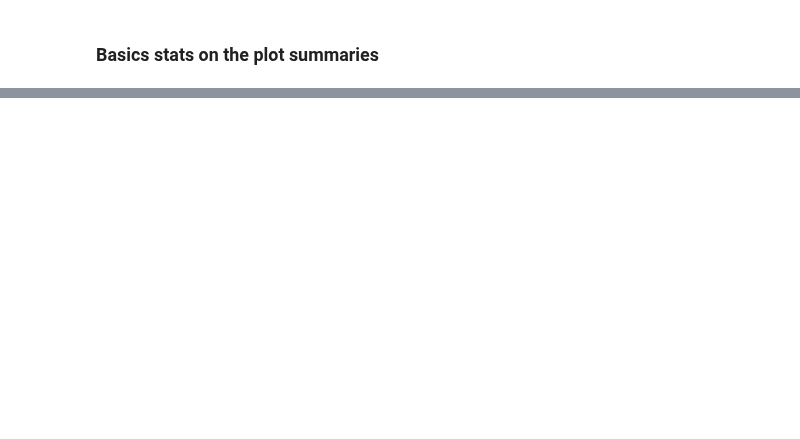
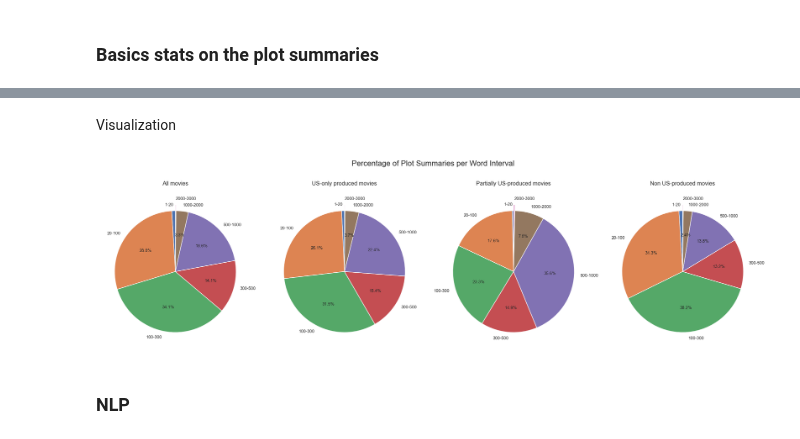
Before and after one commit to epfl-ada/ada-2024-project-adactylous, a Jupyter notebook: NLP_Luca_P3.ipynb, the cells around one changed output, grey strips where cells are left out. Cells and saved outputs as stored; diff of their text form; code cells hidden in the pictures; blank space fills up the shorter version.

```diff
--- a/NLP_Luca_P3.ipynb
+++ b/NLP_Luca_P3.ipynb
@@ -267,0 +226,33 @@ df_word_count_plot_summaries.head()
+# %% [markdown]
+Visualization
+# %%
+colors = sns.color_palette("pastel", len(df_count_plot_summaries.index))
+
+def autopct_threshold(pct):
+    return f'{pct:.1f}%' if pct > 1 else ''  # Only display if percentage > 1%
+
+plots = df_count_plot_summaries.iloc[:-1].plot.pie(
+    subplots=True,
+    figsize=(20, 8),
+    title= False,
+    legend=False,
+    autopct=autopct_threshold,
+    explode=(0, 0, 0, 0, 0, 0, 0.1),
+    shadow=False,
+    startangle=90,
+    textprops={'fontsize': 9},
+    color = colors
+)
+
+# Manually set the titles above the charts
+titles = df_count_plot_summaries.columns
+for ax, title in zip(plots, titles):
+    ax.set_title(title, fontsize=12, y=1.05)  # Adjust y to move title above
+    ax.set_ylabel('')  # Remove the default title on the left
+
+# Global adjustments
+plt.suptitle("Percentage of Plot Summaries per Word Interval", fontsize=16)
+plt.tight_layout(rect=[0, 0.2, 1, 0.99])
+plt.show()
+# %% [output]
+[figure, added]
@@ -267,0 +276,2 @@ df_word_count_plot_summaries.head()
+# %% [markdown]
+### NLP
```
Also changed, not shown: parts of 6 cells of this notebook.
